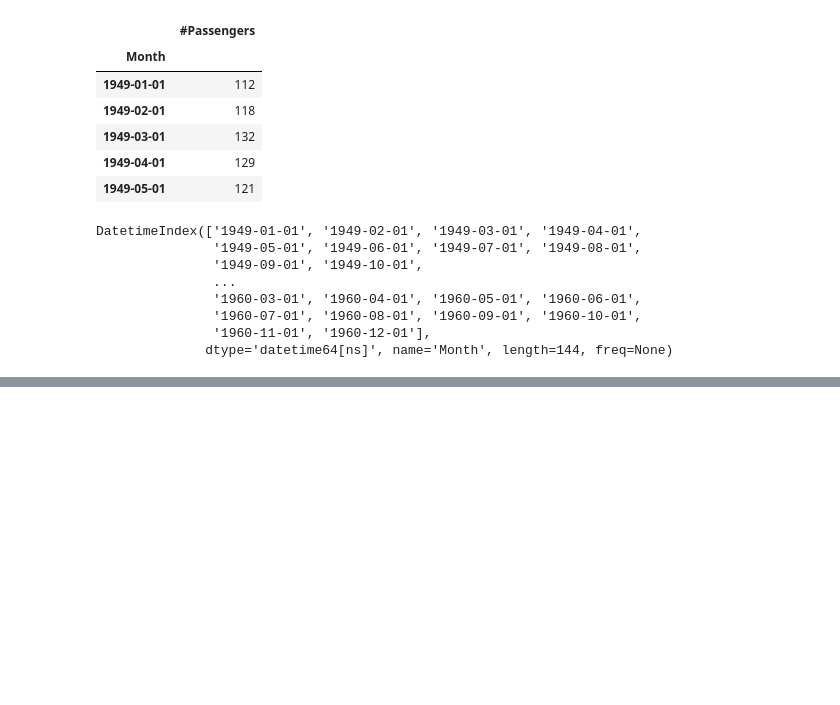
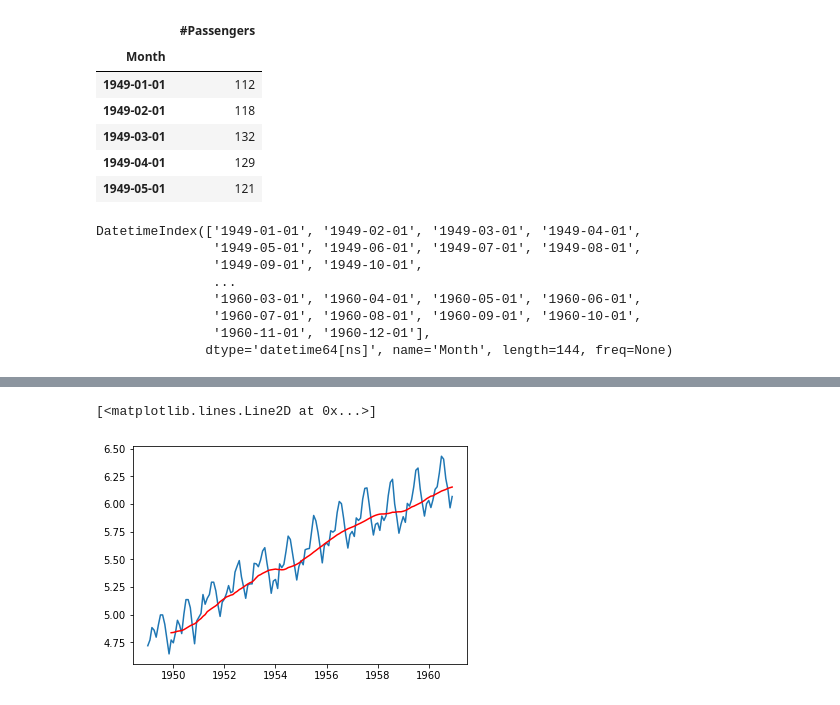
Before and after one commit to adisakshya/time-series-analysis, a Jupyter notebook: Time Series Regression.ipynb, the cells around one changed output, grey strips where cells are left out. Drawn from its saved outputs; the diff is of its cells as text; code cells hidden in the pictures; blank space fills up the shorter version.

```diff
--- a/Time Series Regression.ipynb
+++ b/Time Series Regression.ipynb
@@ -44,0 +118,7 @@ DatetimeIndex(['1949-01-01', '1949-02-01', '1949-03-01', '1949-04-01',
+# %%
+moving_avg = time_series_log.rolling(window=12,center=False).mean()
+plt.plot(time_series_log)
+plt.plot(moving_avg, color='red')
+# %% [output]
+[<matplotlib.lines.Line2D at 0x...>]
+[figure, added]
```
Also changed, not shown: parts of 10 cells of this notebook.
